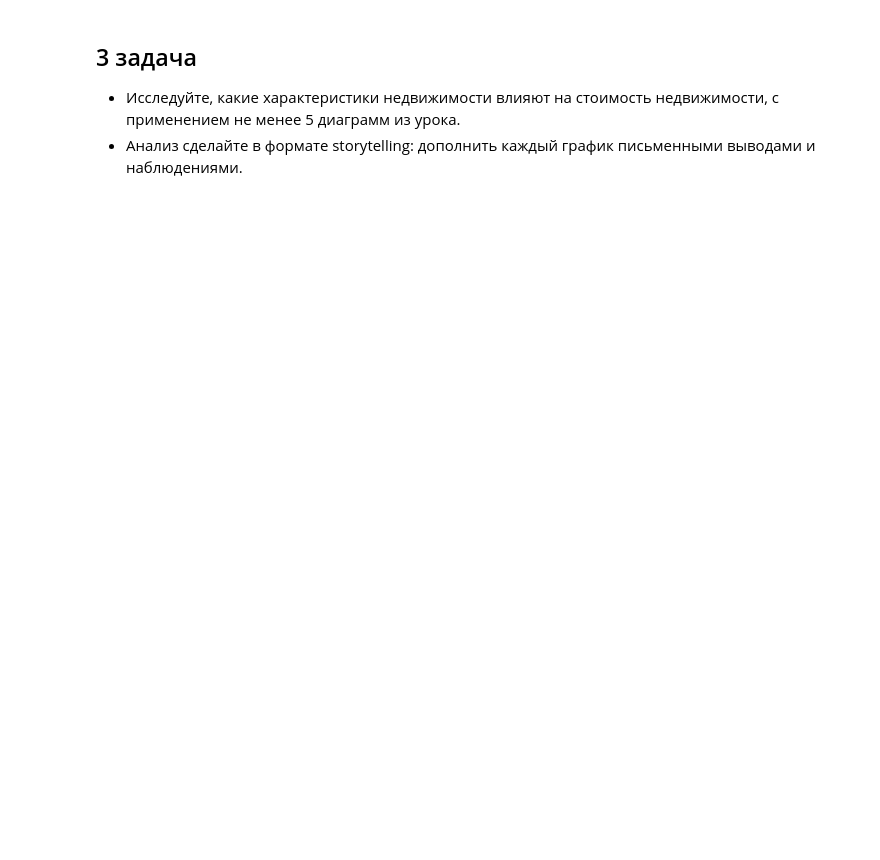
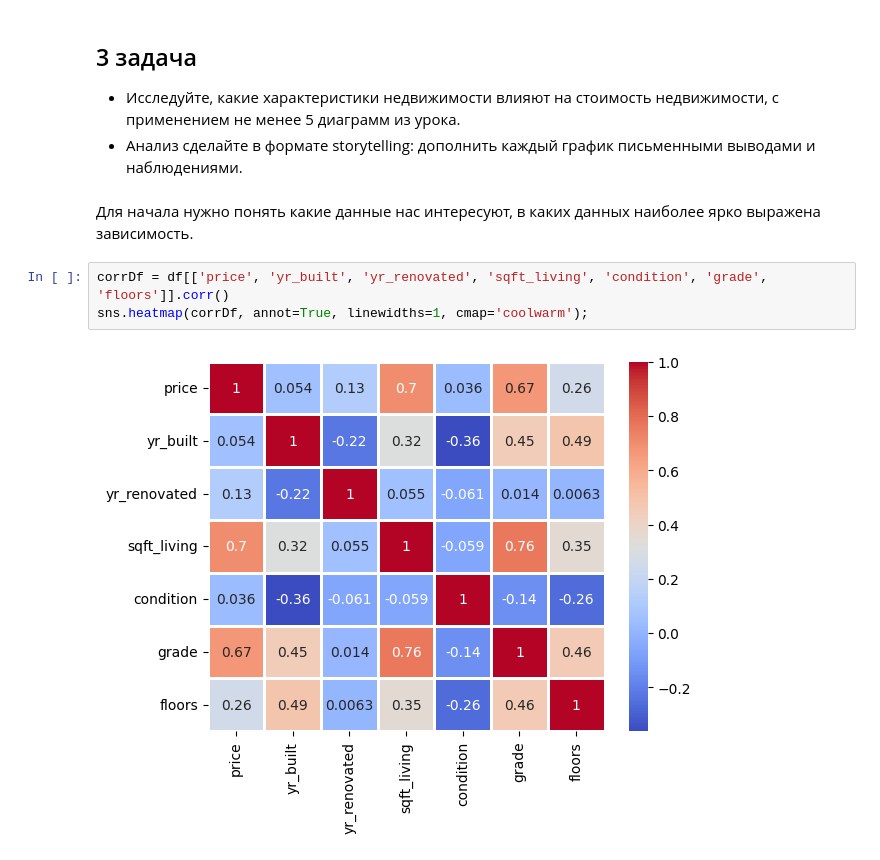
Before and after one commit to okamietovolk/gb-analytics, a Jupyter notebook: kc.ipynb, the cells around one changed output. Saved outputs shown, nothing was run; the diff lists cells and outputs as text; blank space fills up the shorter version.

```diff
--- a/kc.ipynb
+++ b/kc.ipynb
@@ -104,3 +126,10 @@ plt.xlabel('Состояние дома');
 ## 3 задача
 - Исследуйте, какие характеристики недвижимости влияют на стоимость недвижимости, с применением не менее 5 диаграмм из урока.
 - Анализ сделайте в формате storytelling: дополнить каждый график письменными выводами и наблюдениями.
+# %% [markdown]
+Для начала нужно понять какие данные нас интересуют, в каких данных наиболее ярко выражена зависимость.
+# %%
+corrDf = df[['price', 'yr_built', 'yr_renovated', 'sqft_living', 'condition', 'grade', 'floors']].corr()
+sns.heatmap(corrDf, annot=True, linewidths=1, cmap='coolwarm');
+# %% [output]
+[figure, added]
```
Also changed, not shown: parts of 33 cells of this notebook.
